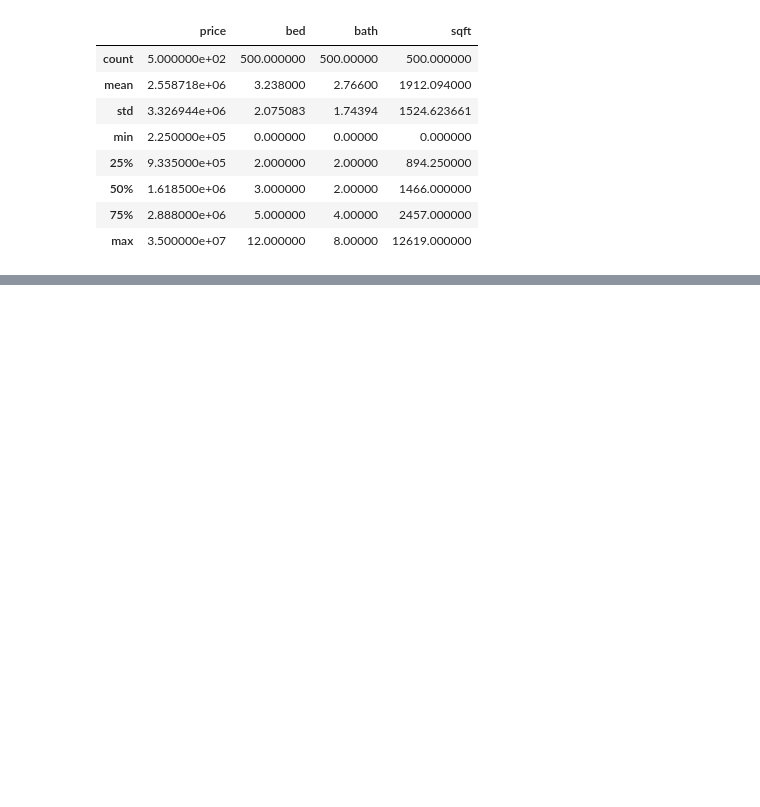
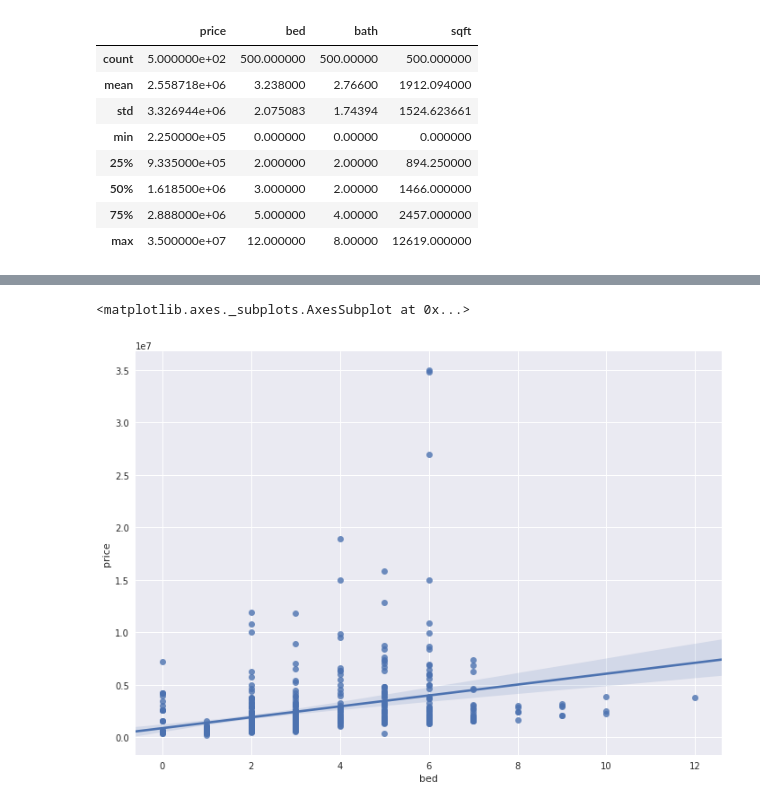
Before and after one commit to kylehounslow/vancouver_housing, a Jupyter notebook: notebooks/EDA.ipynb, the cells around one changed output, grey strips where cells are left out. Saved outputs shown, nothing was run; the diff lists cells and outputs as text; code cells hidden in the pictures; blank space fills up the shorter version.

```diff
--- a/notebooks/EDA.ipynb
+++ b/notebooks/EDA.ipynb
@@ -146,0 +179,6 @@ Kurtosis: 42.640061
+# %%
+var = 'bed'
+sns.regplot(df[var], df['price'], )
+# %% [output]
+<matplotlib.axes._subplots.AxesSubplot at 0x...>
+[figure, added]
```
Also changed, not shown: parts of 24 cells of this notebook.
